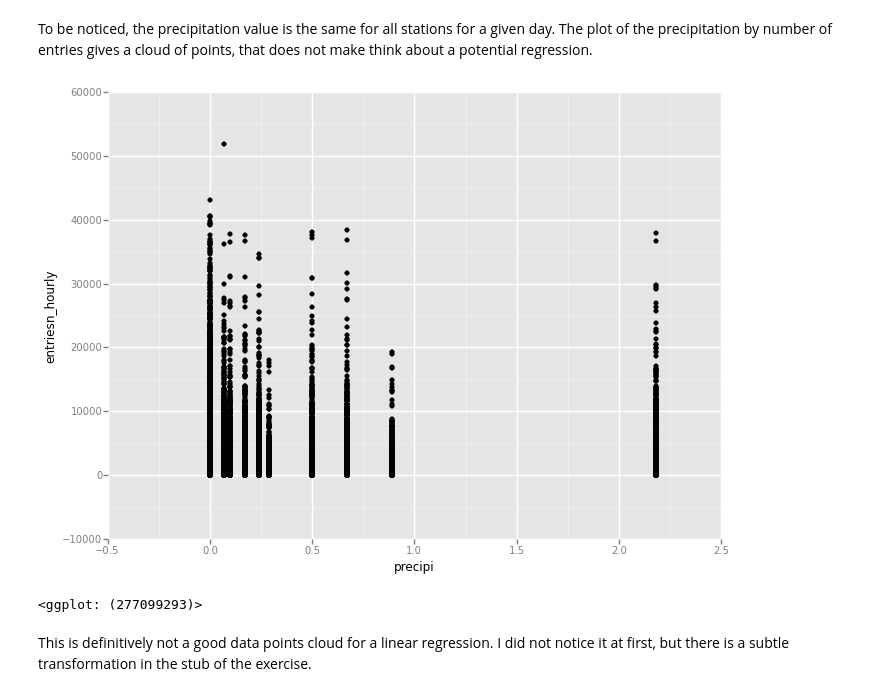
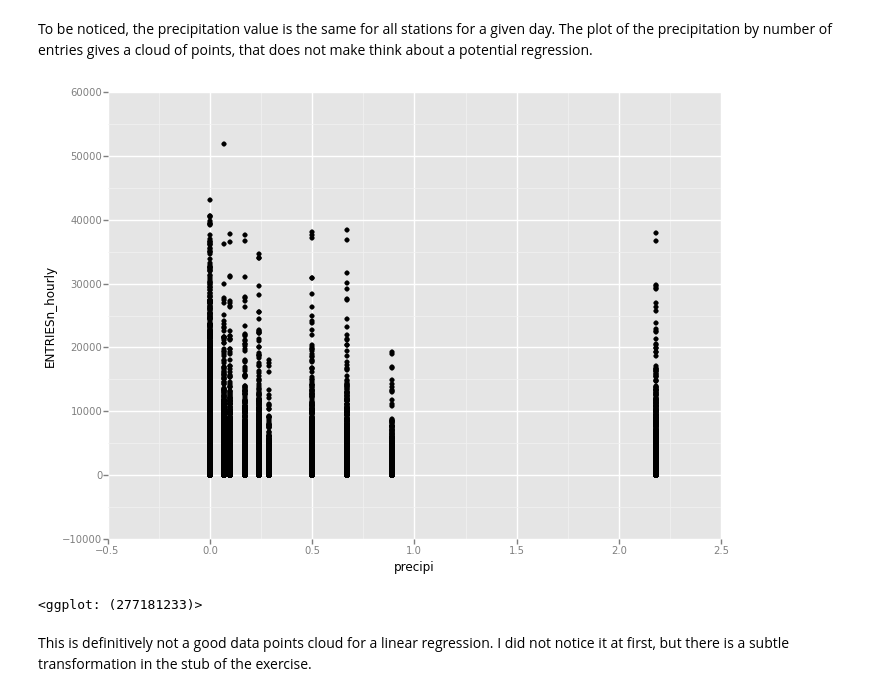
Before and after one commit to jijiewang2014/udacity-intro-data-science, a Jupyter notebook: subway_analyze1.ipynb, the cells around one changed output. Cells and saved outputs as stored; diff of their text form; code cells hidden in the pictures.

```diff
--- a/subway_analyze1.ipynb
+++ b/subway_analyze1.ipynb
@@ -66,11 +67,11 @@ print numpy.mean(turnstile_data[turnstile_data['daten'] == '2011-05-30']['precip
 # %% [markdown]
 To be noticed, the precipitation value is the same for all stations for a given day. The plot of the precipitation by number of entries gives a cloud of points, that does not make think about a potential regression.
 # %%
-plot = ggplot(aes('precipi', 'entriesn_hourly'), turnstile_data) + geom_point()
+plot = ggplot(aes('precipi', 'ENTRIESn_hourly'), turnstile_weather) + geom_point()
 print plot
 # %% [output]
-[figure, old version]
+[figure, new version]
-<ggplot: (277099293)>
+<ggplot: (277181233)>
 # %% [markdown]
 This is definitively not a good data points cloud for a linear regression. I did not notice it at first, but there is a subtle transformation in the stub of the exercise.
 # %%
```
Also changed, not shown: parts of 23 cells of this notebook.
